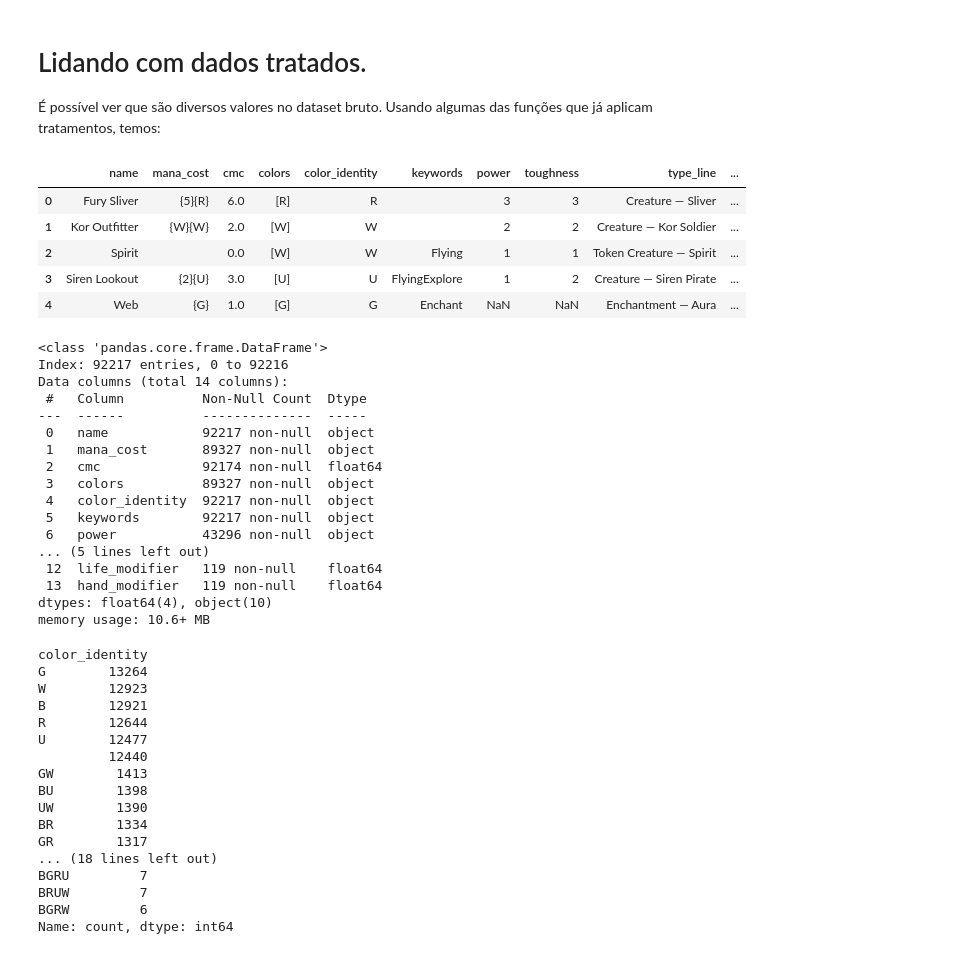
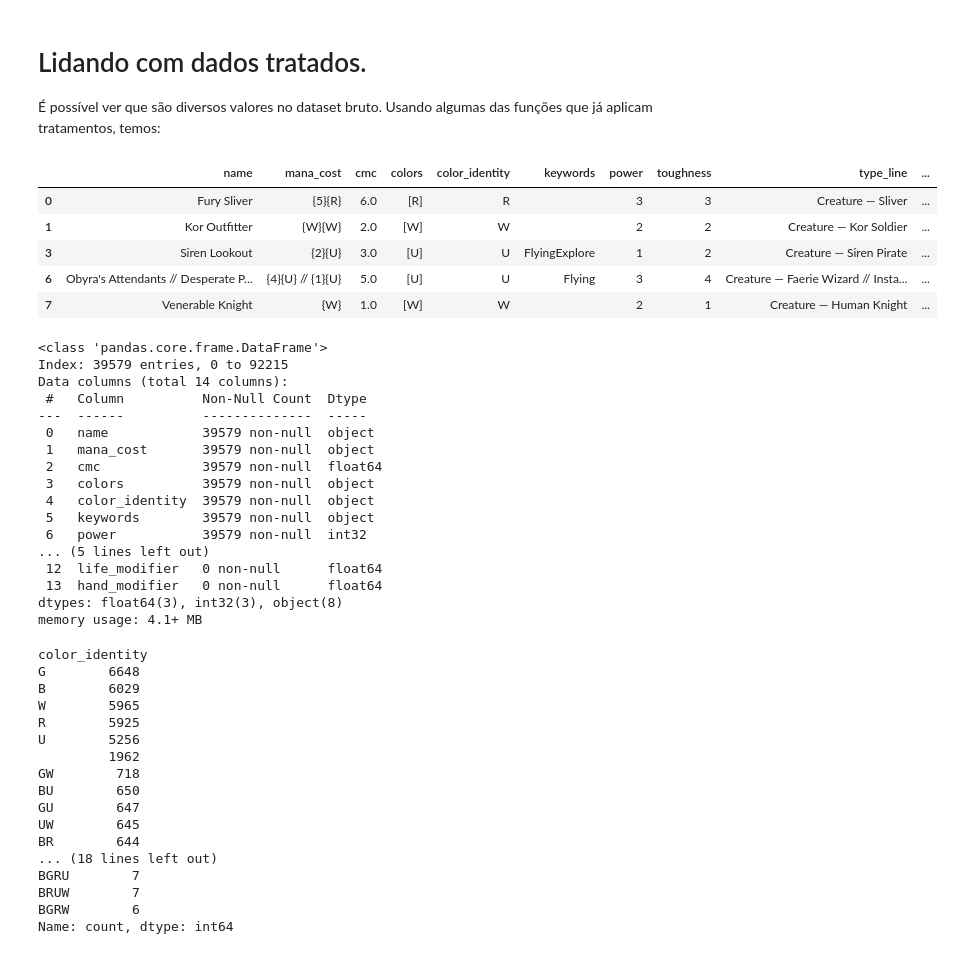
Before and after one commit to brunoopinheiro/ada-data-science-project-ii, a Jupyter notebook: mtg_analysis.ipynb, the cells around one changed output. Saved outputs shown, nothing was run; the diff lists cells and outputs as text; code cells hidden in the pictures.

```diff
--- a/mtg_analysis.ipynb
+++ b/mtg_analysis.ipynb
@@ -65,53 +65,53 @@ Name: 0, dtype: object
 É possível ver que são diversos valores no dataset bruto.
 Usando algumas das funções que já aplicam tratamentos, temos:
 # %%
-mtg = gd.get_flattened_subset(concat_char="")
+mtg = gd.cleaned_dataset()
 
 (mtg.head())
 # %% [output]
 |  | name | mana_cost | cmc | colors | color_identity | keywords | power | toughness | type_line | ... |
 | 0 | Fury Sliver | {5}{R} | 6.0 | [R] | R |  | 3 | 3 | Creature — Sliver | ... |
 | 1 | Kor Outfitter | {W}{W} | 2.0 | [W] | W |  | 2 | 2 | Creature — Kor Soldier | ... |
-| 2 | Spirit |  | 0.0 | [W] | W | Flying | 1 | 1 | Token Creature — Spirit | ... |
 | 3 | Siren Lookout | {2}{U} | 3.0 | [U] | U | FlyingExplore | 1 | 2 | Creature — Siren Pirate | ... |
-| 4 | Web | {G} | 1.0 | [G] | G | Enchant | NaN | NaN | Enchantment — Aura | ... |
+| 6 | Obyra's Attendants // Desperate P... | {4}{U} // {1}{U} | 5.0 | [U] | U | Flying | 3 | 4 | Creature — Faerie Wizard // Insta... | ... |
+| 7 | Venerable Knight | {W} | 1.0 | [W] | W |  | 2 | 1 | Creature — Human Knight | ... |
 # %%
 mtg.info()
 # %% [output]
 <class 'pandas.core.frame.DataFrame'>
-Index: 92217 entries, 0 to 92216
+Index: 39579 entries, 0 to 92215
 Data columns (total 14 columns):
  #   Column          Non-Null Count  Dtype
 ---  ------          --------------  -----
- 0   name            92217 non-null  object
- 1   mana_cost       89327 non-null  object
- 2   cmc             92174 non-null  float64
- 3   colors          89327 non-null  object
- 4   color_identity  92217 non-null  object
- 5   keywords        92217 non-null  object
- 6   power           43296 non-null  object
+ 0   name            39579 non-null  object
+ 1   mana_cost       39579 non-null  object
+ 2   cmc             39579 non-null  float64
+ 3   colors          39579 non-null  object
+ 4   color_identity  39579 non-null  object
+ 5   keywords        39579 non-null  object
+ 6   power           39579 non-null  int32
 ... (5 lines left out)
- 12  life_modifier   119 non-null    float64
- 13  hand_modifier   119 non-null    float64
-dtypes: float64(4), object(10)
-memory usage: 10.6+ MB
+ 12  life_modifier   0 non-null      float64
+ 13  hand_modifier   0 non-null      float64
+dtypes: float64(3), int32(3), object(8)
+memory usage: 4.1+ MB
 # %%
 mtg.value_counts('color_identity')
 # %% [output]
 color_identity
-G        13264
-W        12923
-B        12921
-R        12644
-U        12477
-         12440
-GW        1413
-BU        1398
-UW        1390
-BR        1334
-GR        1317
+G        6648
+B        6029
+W        5965
+R        5925
+U        5256
+         1962
+GW        718
+BU        650
+GU        647
+UW        645
+BR        644
 ... (18 lines left out)
-BGRU         7
-BRUW         7
-BGRW         6
+BGRU        7
+BRUW        7
+BGRW        6
 Name: count, dtype: int64
```
Also changed, not shown: parts of 7 cells of this notebook, 2 other files.
